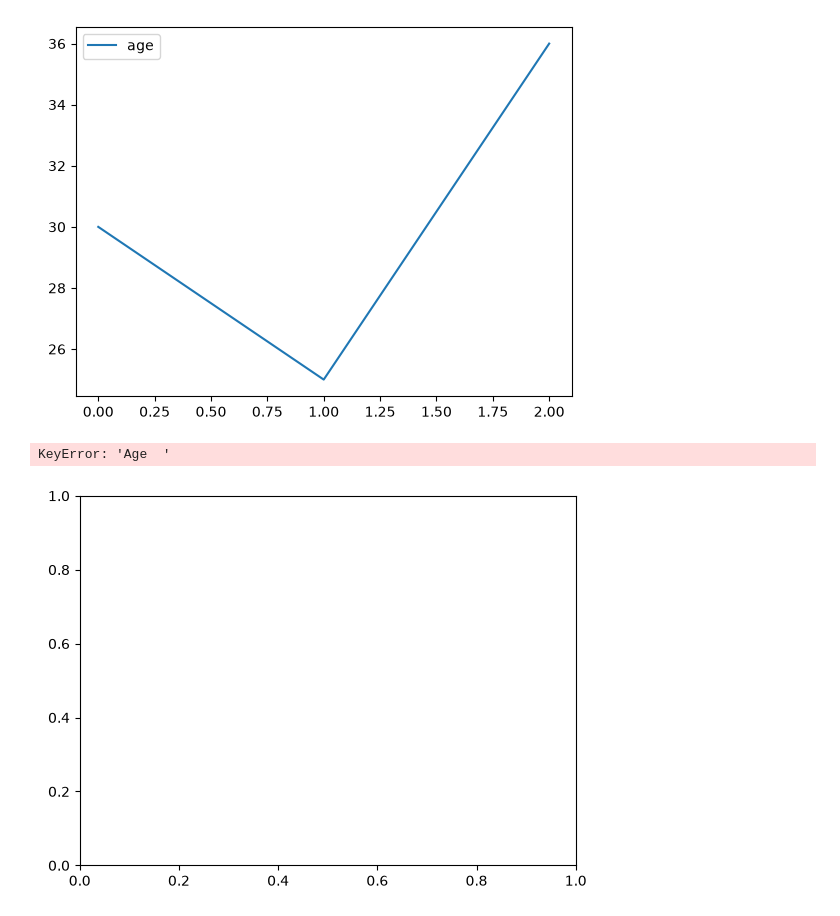
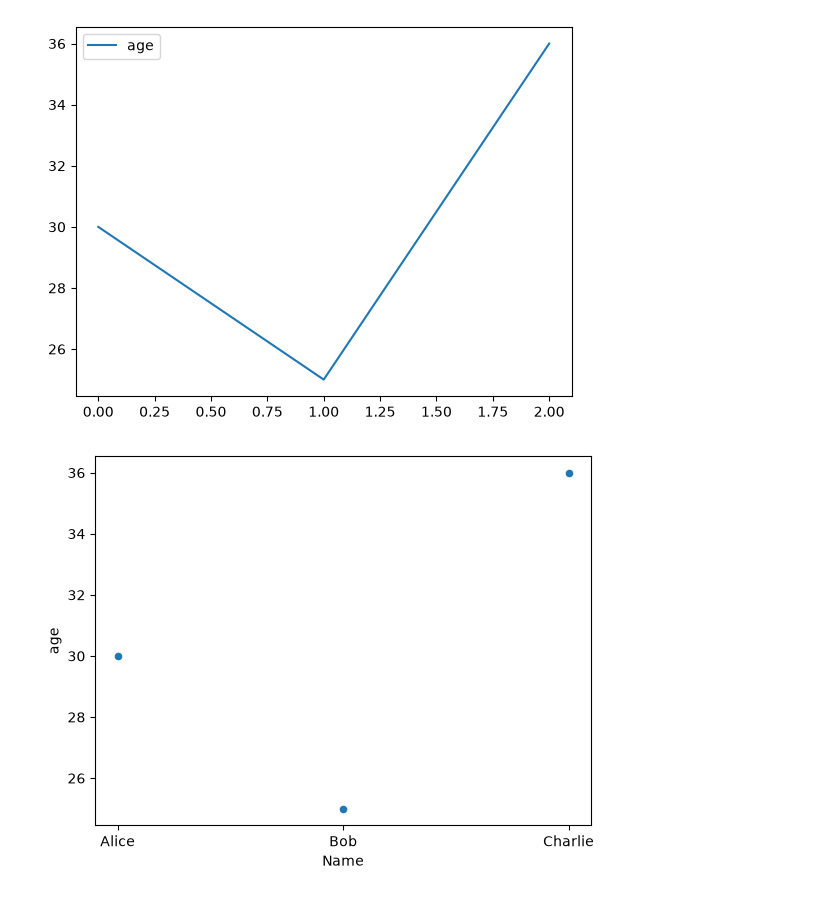
Before and after one commit to yasinmillers/pro_Ai, a Jupyter notebook: nupydemo.ipynb, the cells around one changed output. Cells and saved outputs as stored; diff of their text form; code cells hidden in the pictures.

```diff
--- a/nupydemo.ipynb
+++ b/nupydemo.ipynb
@@ -611,12 +611,11 @@ plt.show()
 # %%
 import pandas as pd
 import matplotlib.pyplot as plt
 
 df = pd.read_csv('data.csv')
 
-df.plot(kind = 'scatter', x = 'Name', y = 'Age  ')
+df.plot(kind = 'scatter', x = 'Name', y = 'age')
 
 plt.show()
 # %% [output]
-KeyError: 'Age  '
-[figure, old version]
+[figure, new version]
```
